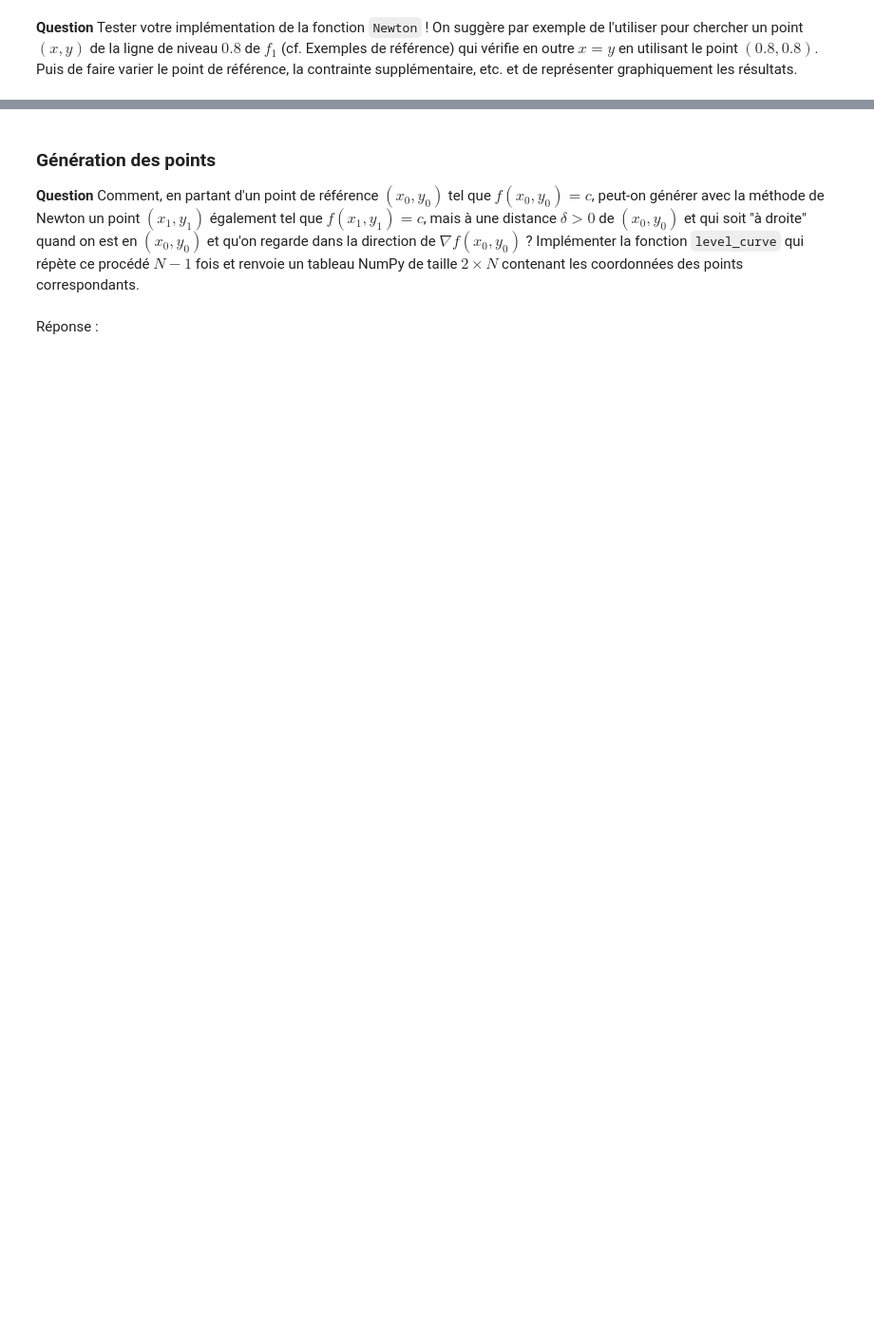
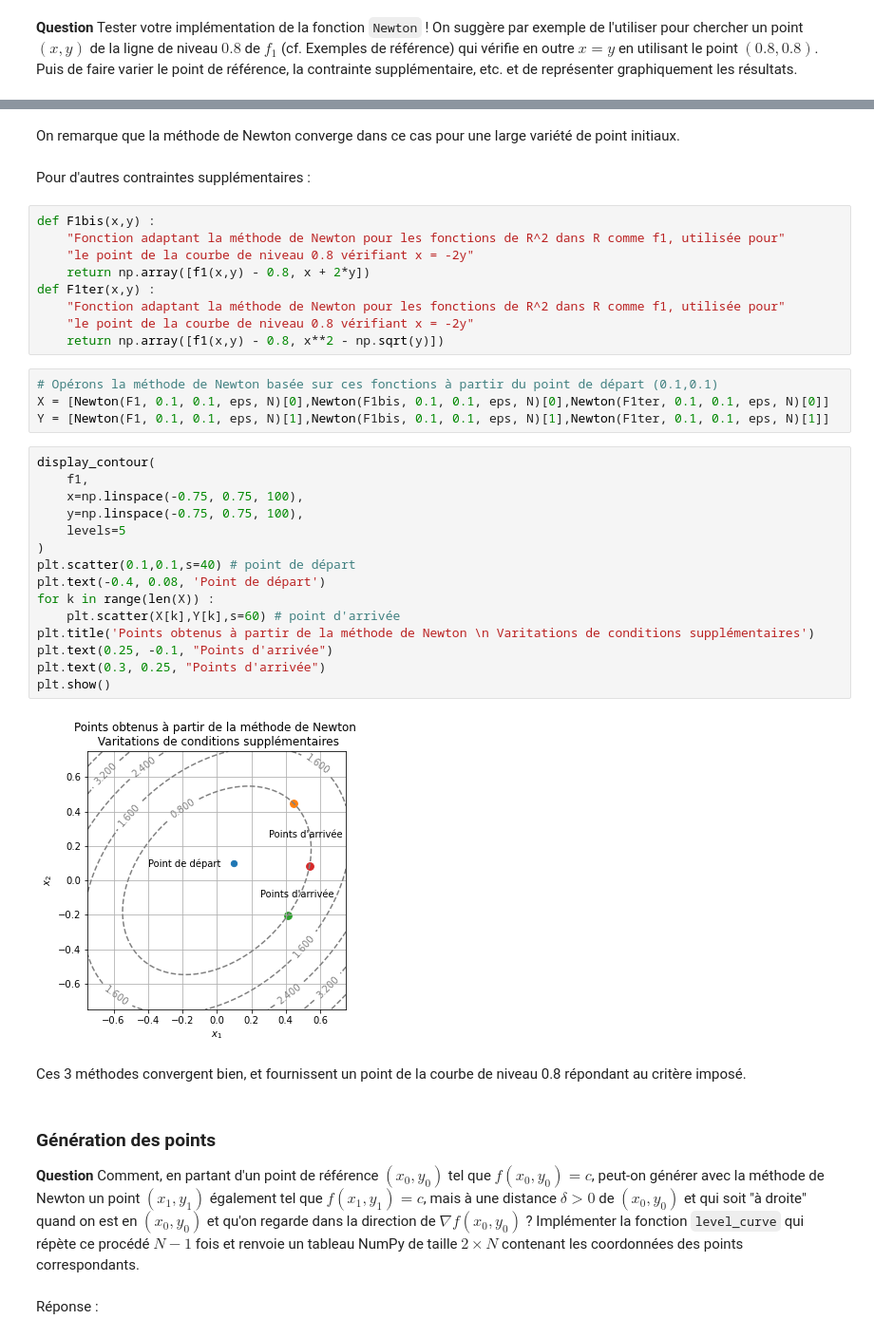
Before and after one commit to MathisGit/Projet-numerique, a Jupyter notebook: Projet numérique - Calcul différentiel.ipynb, the cells around one changed output, grey strips where cells are left out. Shown: that part at 95% size. Cells and saved outputs as stored; diff of their text form; blank space fills up the shorter version.

```diff
--- a/Projet numérique - Calcul différentiel.ipynb
+++ b/Projet numérique - Calcul différentiel.ipynb
@@ -217,3 +235,39 @@ Newton(F2, 2.,2.,eps,N)
+# %% [markdown]
+On remarque que la méthode de Newton converge dans ce cas pour une large variété de point initiaux.
+# %% [markdown]
+Pour d'autres contraintes supplémentaires :
+# %%
+def F1bis(x,y) :
+    "Fonction adaptant la méthode de Newton pour les fonctions de R^2 dans R comme f1, utilisée pour"
+    "le point de la courbe de niveau 0.8 vérifiant x = -2y"
+    return np.array([f1(x,y) - 0.8, x + 2*y])
+def F1ter(x,y) :
+    "Fonction adaptant la méthode de Newton pour les fonctions de R^2 dans R comme f1, utilisée pour"
+    "le point de la courbe de niveau 0.8 vérifiant x = -2y"
+    return np.array([f1(x,y) - 0.8, x**2 - np.sqrt(y)])
+# %%
+# Opérons la méthode de Newton basée sur ces fonctions à partir du point de départ (0.1,0.1)
+X = [Newton(F1, 0.1, 0.1, eps, N)[0],Newton(F1bis, 0.1, 0.1, eps, N)[0],Newton(F1ter, 0.1, 0.1, eps, N)[0]]
+Y = [Newton(F1, 0.1, 0.1, eps, N)[1],Newton(F1bis, 0.1, 0.1, eps, N)[1],Newton(F1ter, 0.1, 0.1, eps, N)[1]]
+# %%
+display_contour(
+    f1,
+    x=np.linspace(-0.75, 0.75, 100),
+    y=np.linspace(-0.75, 0.75, 100),
+    levels=5
+)
+plt.scatter(0.1,0.1,s=40) # point de départ
+plt.text(-0.4, 0.08, 'Point de départ')
+for k in range(len(X)) :
+    plt.scatter(X[k],Y[k],s=60) # point d'arrivée
+plt.title('Points obtenus à partir de la méthode de Newton \n Varitations de conditions supplémentaires')
+plt.text(0.25, -0.1, "Points d'arrivée")
+plt.text(0.3, 0.25, "Points d'arrivée")
+plt.show()
+# %% [output]
+[figure, added]
+# %% [markdown]
+Ces 3 méthodes convergent bien, et fournissent un point de la courbe de niveau 0.8 répondant au critère imposé.
 # %% [markdown]
 ### Génération des points
 
```
Also changed, not shown: parts of 20 cells of this notebook.
